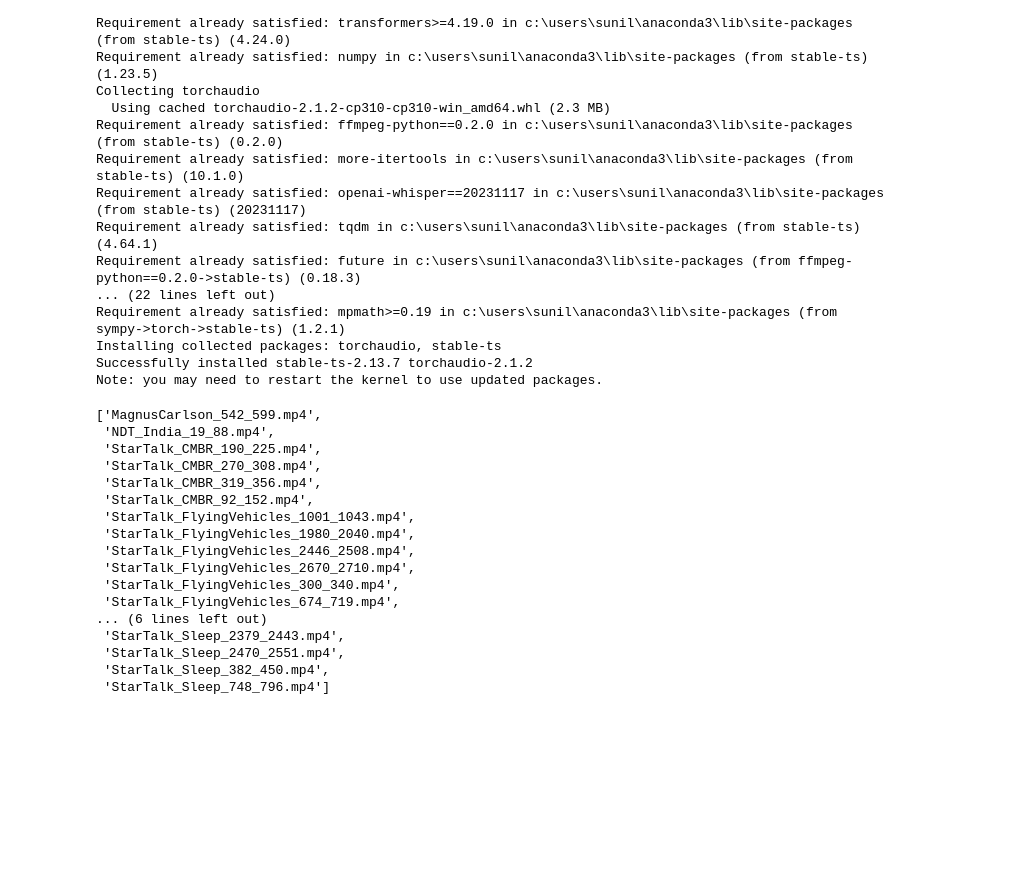
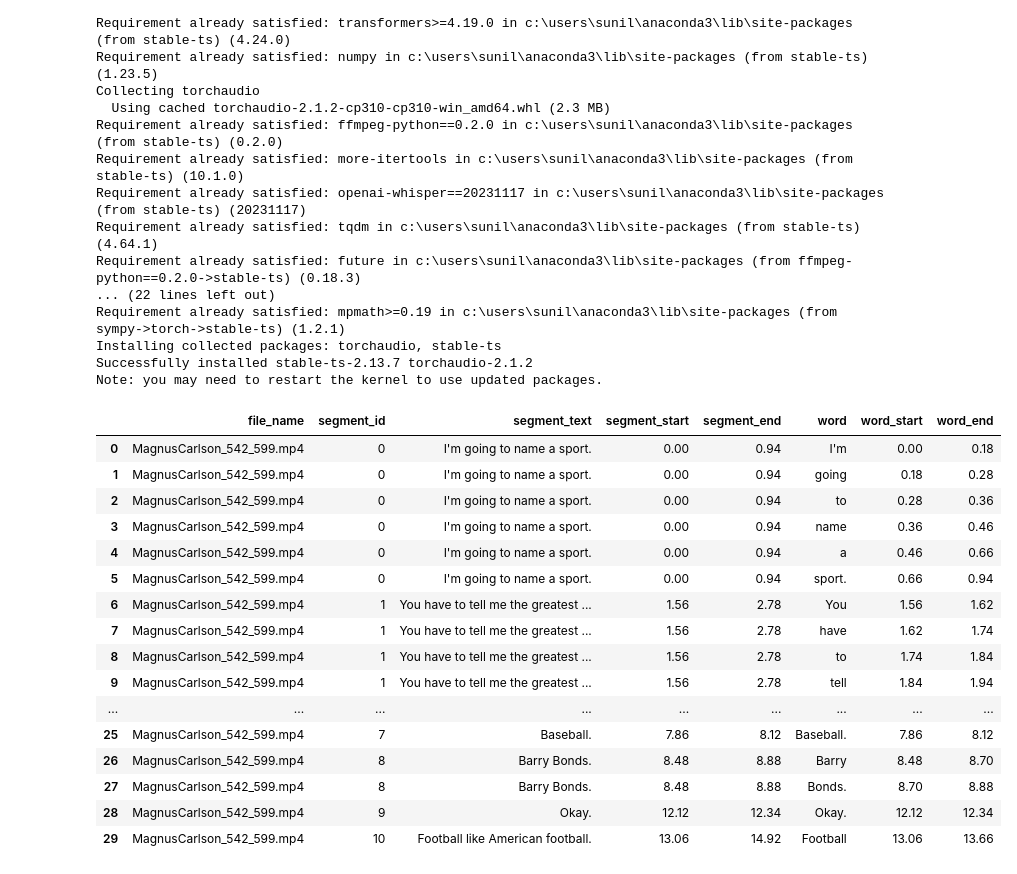
Before and after one commit to ghadwalsunil/WhoSaidThat, a Jupyter notebook: CustomUtils/Dataset preparation/Transcribe Single Video.ipynb, the cells around one changed output. Drawn from its saved outputs; the diff is of its cells as text; code cells hidden in the pictures; blank space fills up the shorter version.

```diff
--- a/CustomUtils/Dataset preparation/Transcribe Single Video.ipynb
+++ b/CustomUtils/Dataset preparation/Transcribe Single Video.ipynb
@@ -29,11 +29,7 @@ import os
 from stable_whisper import modify_model
 logger = logging.getLogger("transcribe")
 # %%
-model_name_openai = "base.en"
-file_path = "/home/sunil/projects/Stuff/Combined/TalkNet-ASD/Videos/Video4.mp4"
-video_dir = "../Dataset/Videos/"
-
-def get_openai_model(model_name="base"):
+def get_whisper_model(model_name="base"):
     # initialize model
     logging.info(f"Initializing openai's '{model_name} 'model")
     if model_name in [
@@ -63,14 +59,20 @@ def get_openai_model(model_name="base"):
 
     return model
 
-model = get_openai_model(model_name_openai)
+def get_whisper_result(file_path, model):
 
-def generate_openai_transcription(file_name, file_path, model):
     logging.info(f"Generating transcription for file - {file_path}")
 
     decode_options = dict(language="en")
     transcribe_options = dict(task="transcribe", **decode_options)
     output = model.transcribe(file_path, **transcribe_options)
+    output = model.align(file_path, output, language='en')
+    return output
+
+
+def generate_whisper_transcription(file_name, file_path, output):
+
+    logging.info(f"Organizing transcription for file - {file_path}")
 
     transcriptions = {}
 
@@ -79,10 +81,10 @@ def generate_openai_transcription(file_name, file_path, model):
         for word in s.words:
             transcriptions[num].append(
                 {
-                    "text": s.text,
+                    "text": s.text.strip(),
                     "segment_start": s.start,
                     "segment_end": s.end,
-                    "word": word.word,
+                    "word": word.word.strip(),
                     "word_start": word.start,
                     "word_end": word.end,
                 }
@@ -107,28 +109,31 @@ def generate_openai_transcription(file_name, file_path, model):
     df = pd.DataFrame(rows)
 
     return df
-# %%
-video_files = [
-    f
-    for f in os.listdir(video_dir)
-    if os.path.isfile(os.path.join(video_dir, f)) and os.path.splitext(os.path.join(video_dir, f))[1] in [".mp4"]
-]
-video_files
-# %% [output]
-['MagnusCarlson_542_599.mp4',
- 'NDT_India_19_88.mp4',
- 'StarTalk_CMBR_190_225.mp4',
- 'StarTalk_CMBR_270_308.mp4',
- 'StarTalk_CMBR_319_356.mp4',
- 'StarTalk_CMBR_92_152.mp4',
- 'StarTalk_FlyingVehicles_1001_1043.mp4',
- 'StarTalk_FlyingVehicles_1980_2040.mp4',
- 'StarTalk_FlyingVehicles_2446_2508.mp4',
- 'StarTalk_FlyingVehicles_2670_2710.mp4',
- 'StarTalk_FlyingVehicles_300_340.mp4',
- 'StarTalk_FlyingVehicles_674_719.mp4',
-... (6 lines left out)
- 'StarTalk_Sleep_2379_2443.mp4',
- 'StarTalk_Sleep_2470_2551.mp4',
- 'StarTalk_Sleep_382_450.mp4',
- 'StarTalk_Sleep_748_796.mp4']
+# %%
+file_name = 'MagnusCarlson_542_599.mp4'
+model_name_openai = "medium.en"
+video_dir = "../../Dataset/Videos/"
+
+model = get_whisper_model(model_name_openai)
+output = get_whisper_result(os.path.join(video_dir, file_name), model)
+df = generate_whisper_transcription(file_name, os.path.join(video_dir, file_name), output)
+# %%
+df.head(30)
+# %% [output]
+|  | file_name | segment_id | segment_text | segment_start | segment_end | word | word_start | word_end |
+| 0 | MagnusCarlson_542_599.mp4 | 0 | I'm going to name a sport. | 0.00 | 0.94 | I'm | 0.00 | 0.18 |
+| 1 | MagnusCarlson_542_599.mp4 | 0 | I'm going to name a sport. | 0.00 | 0.94 | going | 0.18 | 0.28 |
+| 2 | MagnusCarlson_542_599.mp4 | 0 | I'm going to name a sport. | 0.00 | 0.94 | to | 0.28 | 0.36 |
+| 3 | MagnusCarlson_542_599.mp4 | 0 | I'm going to name a sport. | 0.00 | 0.94 | name | 0.36 | 0.46 |
+| 4 | MagnusCarlson_542_599.mp4 | 0 | I'm going to name a sport. | 0.00 | 0.94 | a | 0.46 | 0.66 |
+| 5 | MagnusCarlson_542_599.mp4 | 0 | I'm going to name a sport. | 0.00 | 0.94 | sport. | 0.66 | 0.94 |
+| 6 | MagnusCarlson_542_599.mp4 | 1 | You have to tell me the greatest ... | 1.56 | 2.78 | You | 1.56 | 1.62 |
+| 7 | MagnusCarlson_542_599.mp4 | 1 | You have to tell me the greatest ... | 1.56 | 2.78 | have | 1.62 | 1.74 |
+| 8 | MagnusCarlson_542_599.mp4 | 1 | You have to tell me the greatest ... | 1.56 | 2.78 | to | 1.74 | 1.84 |
+| 9 | MagnusCarlson_542_599.mp4 | 1 | You have to tell me the greatest ... | 1.56 | 2.78 | tell | 1.84 | 1.94 |
+| ... | ... | ... | ... | ... | ... | ... | ... | ... |
+| 25 | MagnusCarlson_542_599.mp4 | 7 | Baseball. | 7.86 | 8.12 | Baseball. | 7.86 | 8.12 |
+| 26 | MagnusCarlson_542_599.mp4 | 8 | Barry Bonds. | 8.48 | 8.88 | Barry | 8.48 | 8.70 |
+| 27 | MagnusCarlson_542_599.mp4 | 8 | Barry Bonds. | 8.48 | 8.88 | Bonds. | 8.70 | 8.88 |
+| 28 | MagnusCarlson_542_599.mp4 | 9 | Okay. | 12.12 | 12.34 | Okay. | 12.12 | 12.34 |
+| 29 | MagnusCarlson_542_599.mp4 | 10 | Football like American football. | 13.06 | 14.92 | Football | 13.06 | 13.66 |
```
Also changed, not shown: parts of 4 cells of this notebook, 5 other files.
